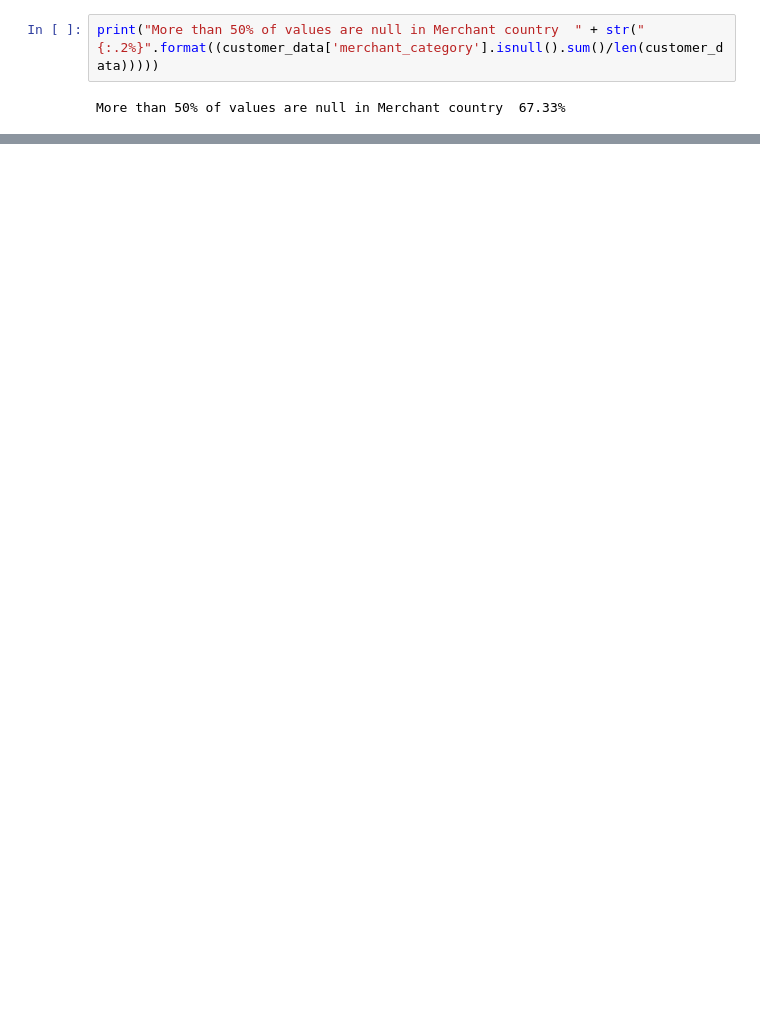
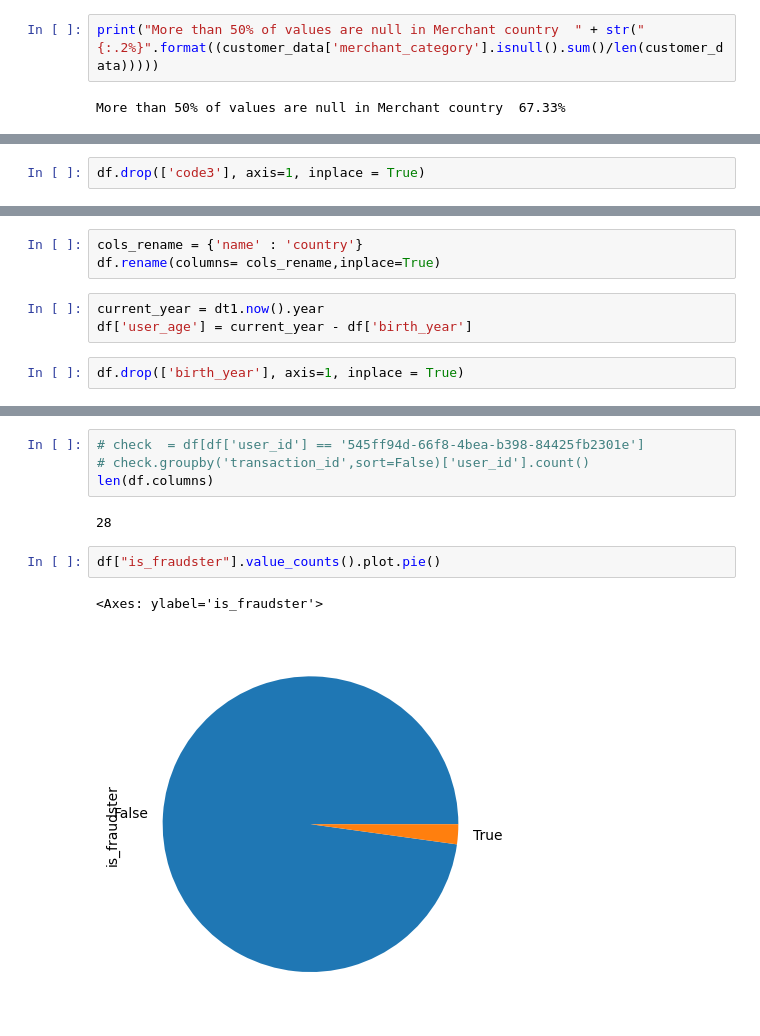
Before and after one commit to nikhilbansal23/Fraudsters-Detection, a Jupyter notebook: Fraudsters_Detection.ipynb, the cells around one changed output, grey strips where cells are left out. Cells and saved outputs as stored; diff of their text form; blank space fills up the shorter version.

```diff
--- a/Fraudsters_Detection.ipynb
+++ b/Fraudsters_Detection.ipynb
@@ -81,0 +141,2 @@ customer_data.head(5)
+# %%
+df.drop(['code3'], axis=1, inplace = True)
@@ -81,0 +145,8 @@ customer_data.head(5)
+# %%
+cols_rename = {'name' : 'country'}
+df.rename(columns= cols_rename,inplace=True)
+# %%
+current_year = dt1.now().year
+df['user_age'] = current_year - df['birth_year']
+# %%
+df.drop(['birth_year'], axis=1, inplace = True)
@@ -81,0 +162,11 @@ customer_data.head(5)
+# %%
+# check  = df[df['user_id'] == '545ff94d-66f8-4bea-b398-84425fb2301e']
+# check.groupby('transaction_id',sort=False)['user_id'].count()
+len(df.columns)
+# %% [output]
+28
+# %%
+df["is_fraudster"].value_counts().plot.pie()
+# %% [output]
+<Axes: ylabel='is_fraudster'>
+[figure, added]
```
Also changed, not shown: parts of 26 cells of this notebook.
